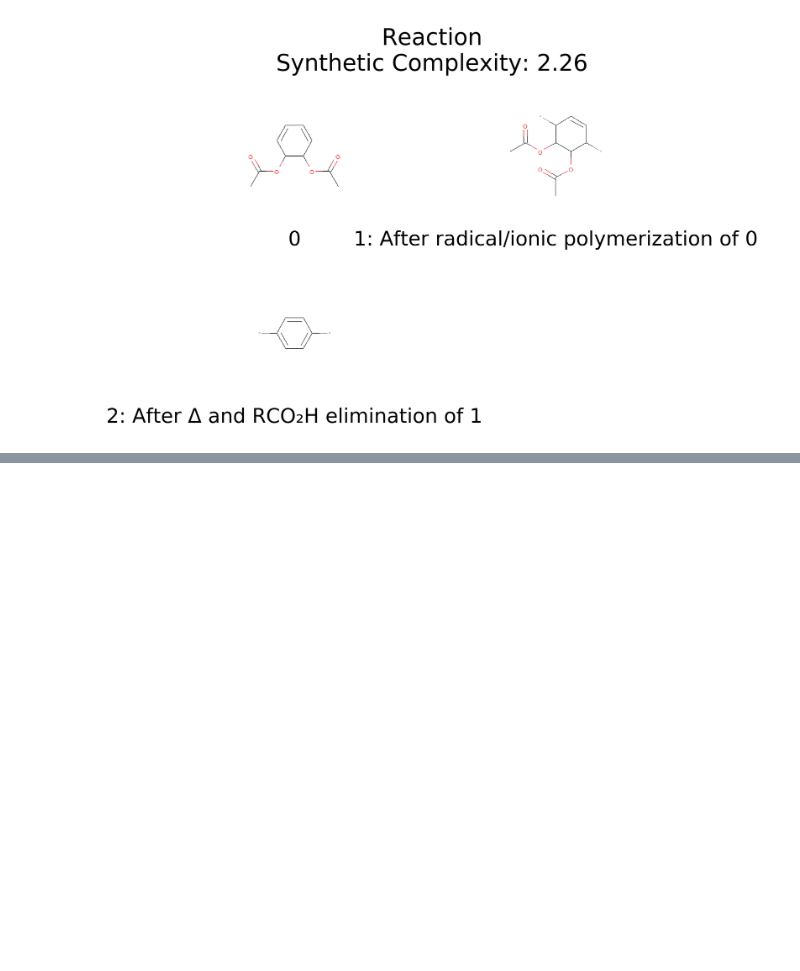
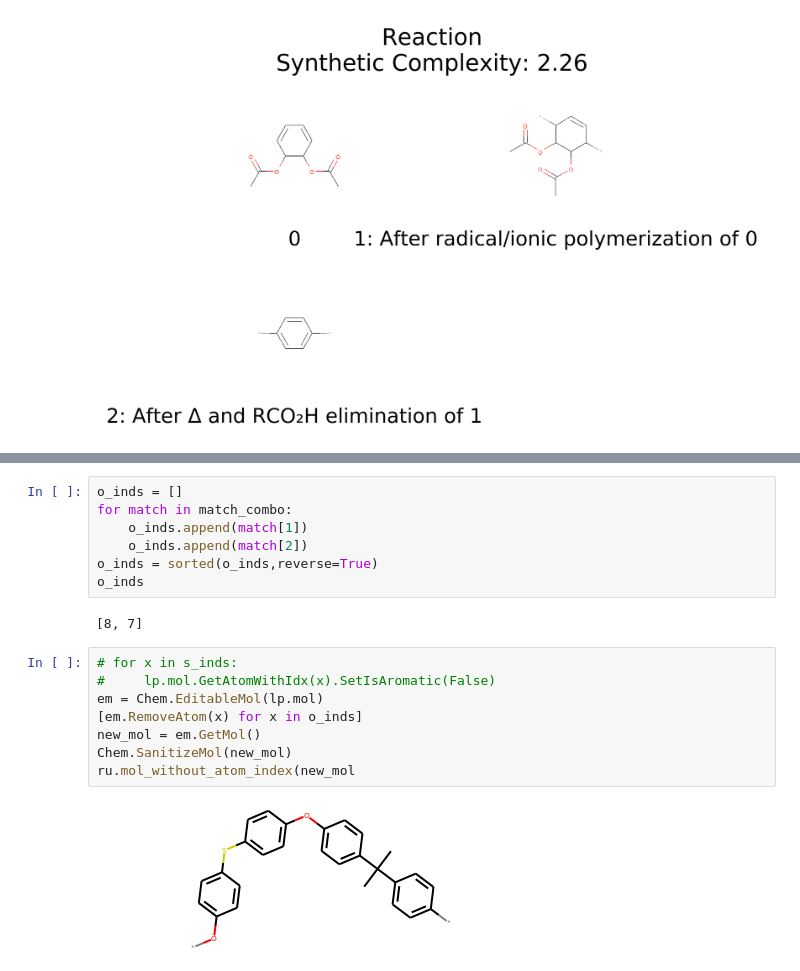
Before and after one commit to rishigurnani/hMOFs-Snurr, a Jupyter notebook: fall20_mse_8803_4.ipynb, the cells around one changed output, grey strips where cells are left out. Saved outputs shown, nothing was run; the diff lists cells and outputs as text; blank space fills up the shorter version.

```diff
--- a/fall20_mse_8803_4.ipynb
+++ b/fall20_mse_8803_4.ipynb
@@ -102,0 +114,19 @@ KeyError: 'elim_retro'
+# %%
+o_inds = []
+for match in match_combo:
+    o_inds.append(match[1])
+    o_inds.append(match[2])
+o_inds = sorted(o_inds,reverse=True)
+o_inds
+# %% [output]
+[8, 7]
+# %%
+# for x in s_inds:
+#     lp.mol.GetAtomWithIdx(x).SetIsAromatic(False)
+em = Chem.EditableMol(lp.mol)
+[em.RemoveAtom(x) for x in o_inds]
+new_mol = em.GetMol()
+Chem.SanitizeMol(new_mol)
+ru.mol_without_atom_index(new_mol
+# %% [output]
+[figure, added]
```
Also changed, not shown: parts of 12 cells of this notebook, 1 other file.
